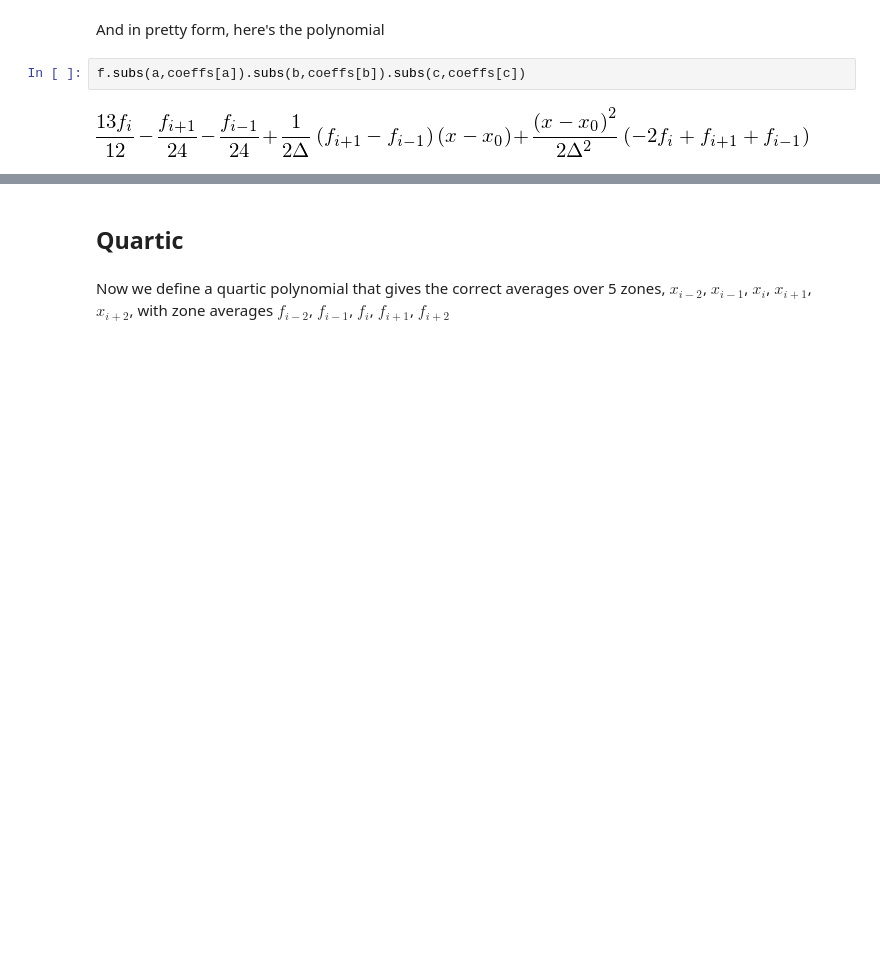
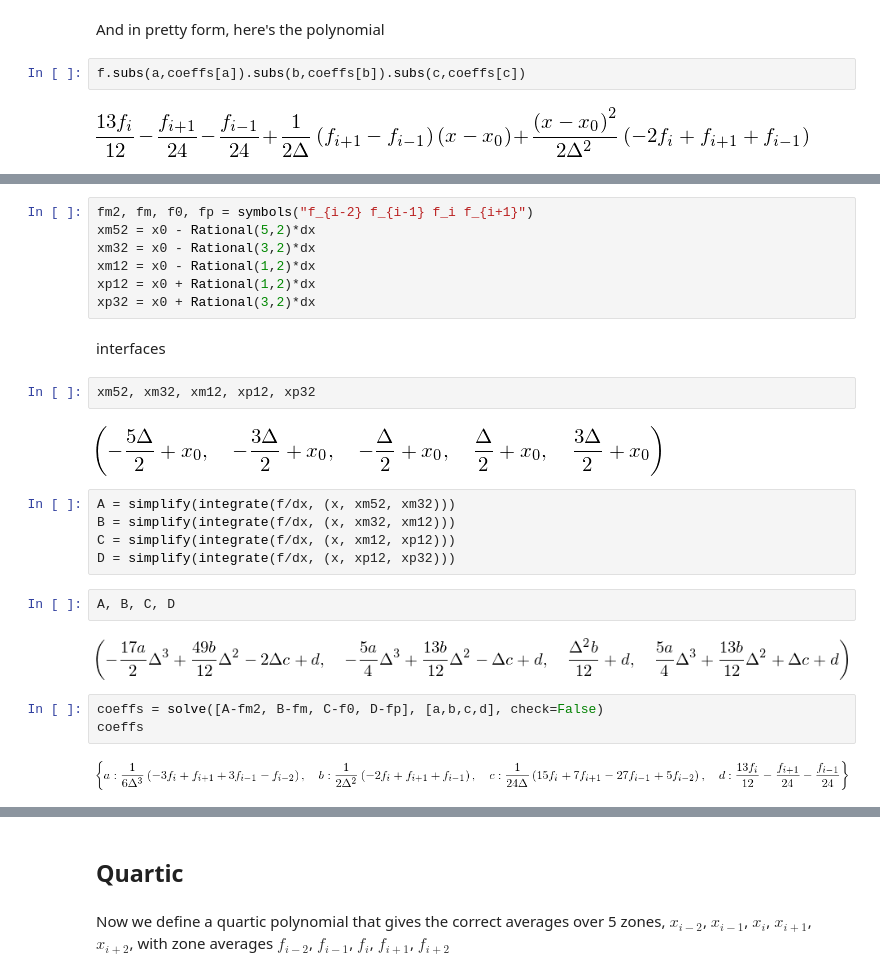
Before and after one commit to python-hydro/hydro_examples, a Jupyter notebook: finite-volume/conservative-interpolation.ipynb, the cells around one changed output, grey strips where cells are left out. Drawn from its saved outputs; the diff is of its cells as text; blank space fills up the shorter version.

```diff
--- a/finite-volume/conservative-interpolation.ipynb
+++ b/finite-volume/conservative-interpolation.ipynb
@@ -75,0 +95,27 @@ f.subs(a,coeffs[a]).subs(b,coeffs[b]).subs(c,coeffs[c])
+# %%
+fm2, fm, f0, fp = symbols("f_{i-2} f_{i-1} f_i f_{i+1}")
+xm52 = x0 - Rational(5,2)*dx
+xm32 = x0 - Rational(3,2)*dx
+xm12 = x0 - Rational(1,2)*dx
+xp12 = x0 + Rational(1,2)*dx
+xp32 = x0 + Rational(3,2)*dx
+# %% [markdown]
+interfaces
+# %%
+xm52, xm32, xm12, xp12, xp32
+# %% [output]
+[figure, added]
+# %%
+A = simplify(integrate(f/dx, (x, xm52, xm32)))
+B = simplify(integrate(f/dx, (x, xm32, xm12)))
+C = simplify(integrate(f/dx, (x, xm12, xp12)))
+D = simplify(integrate(f/dx, (x, xp12, xp32)))
+# %%
+A, B, C, D
+# %% [output]
+[figure, added]
+# %%
+coeffs = solve([A-fm2, B-fm, C-f0, D-fp], [a,b,c,d], check=False)
+coeffs
+# %% [output]
+[figure, added]
```
Also changed, not shown: parts of 13 cells of this notebook.
